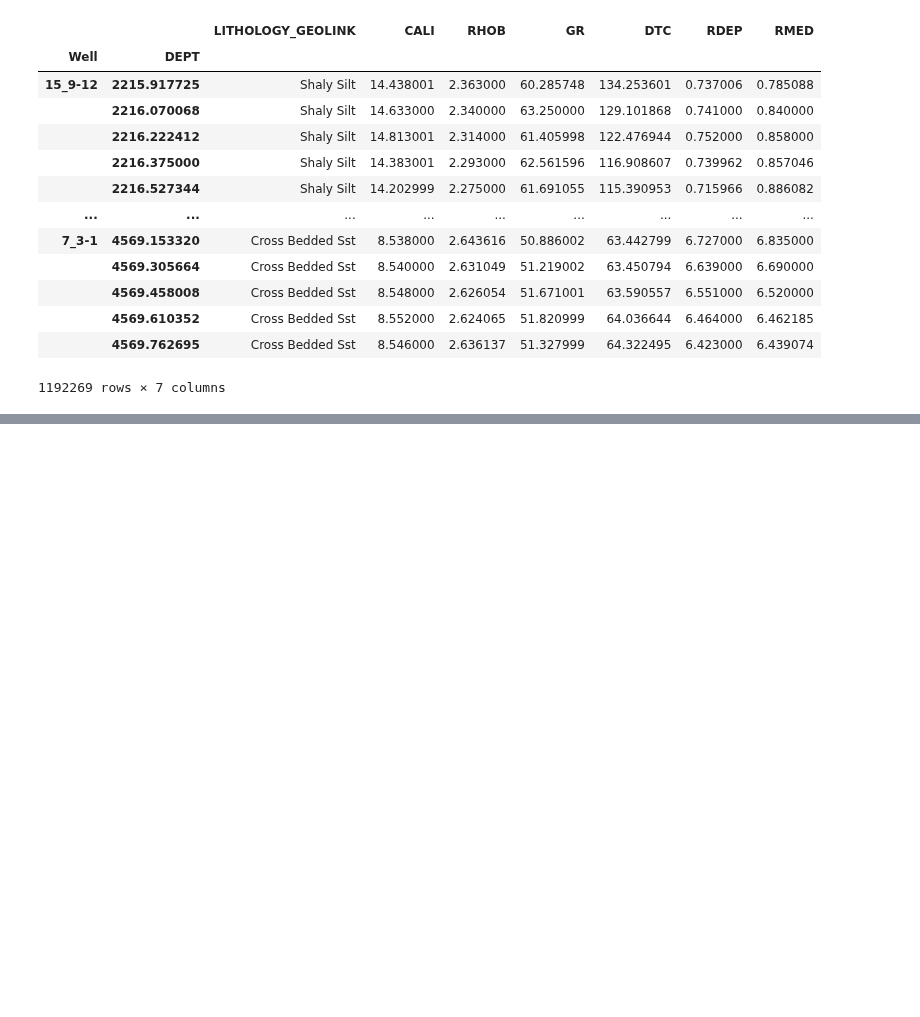
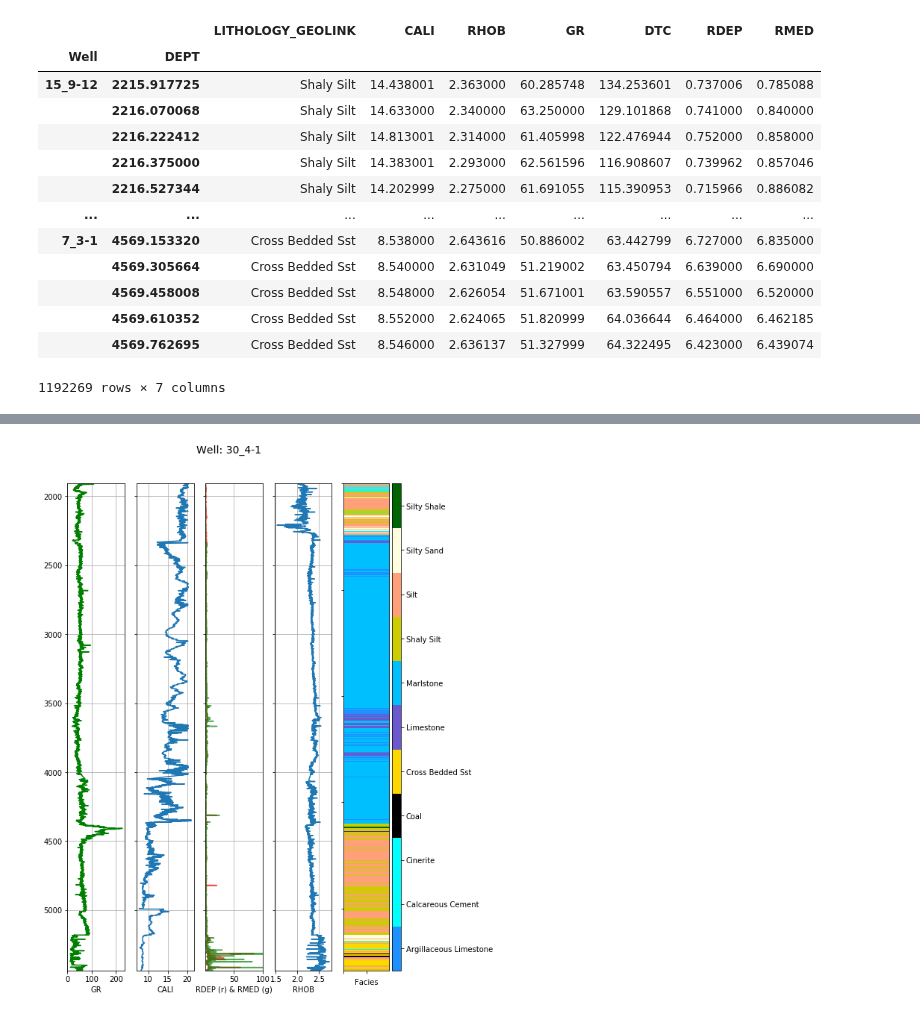
Before and after one commit to 3springs/deep_ml_curriculum, a Jupyter notebook: notebooks/00 Data prep/00-mc-prep_geolink_norge_dataset.ipynb, the cells around one changed output, grey strips where cells are left out. Saved outputs shown, nothing was run; the diff lists cells and outputs as text; code cells hidden in the pictures; blank space fills up the shorter version.

```diff
--- a/notebooks/00 Data prep/00-mc-prep_geolink_norge_dataset.ipynb
+++ b/notebooks/00 Data prep/00-mc-prep_geolink_norge_dataset.ipynb
@@ -533,0 +376,10 @@ def plot_well(well_name, logs, facies):
+# %%
+from deep_ml_curriculum.visualization.well_log import plot_facies, plot_well
+well_name="30_4-1"
+logs = df_all_clean.xs(well_name)
+facies = logs['LITHOLOGY_GEOLINK'].astype('category').values
+plot_well(well_name,
+          logs,
+          facies)
+# %% [output]
+[figure, added]
```
Also changed, not shown: parts of 10 cells of this notebook, 1 other file.
